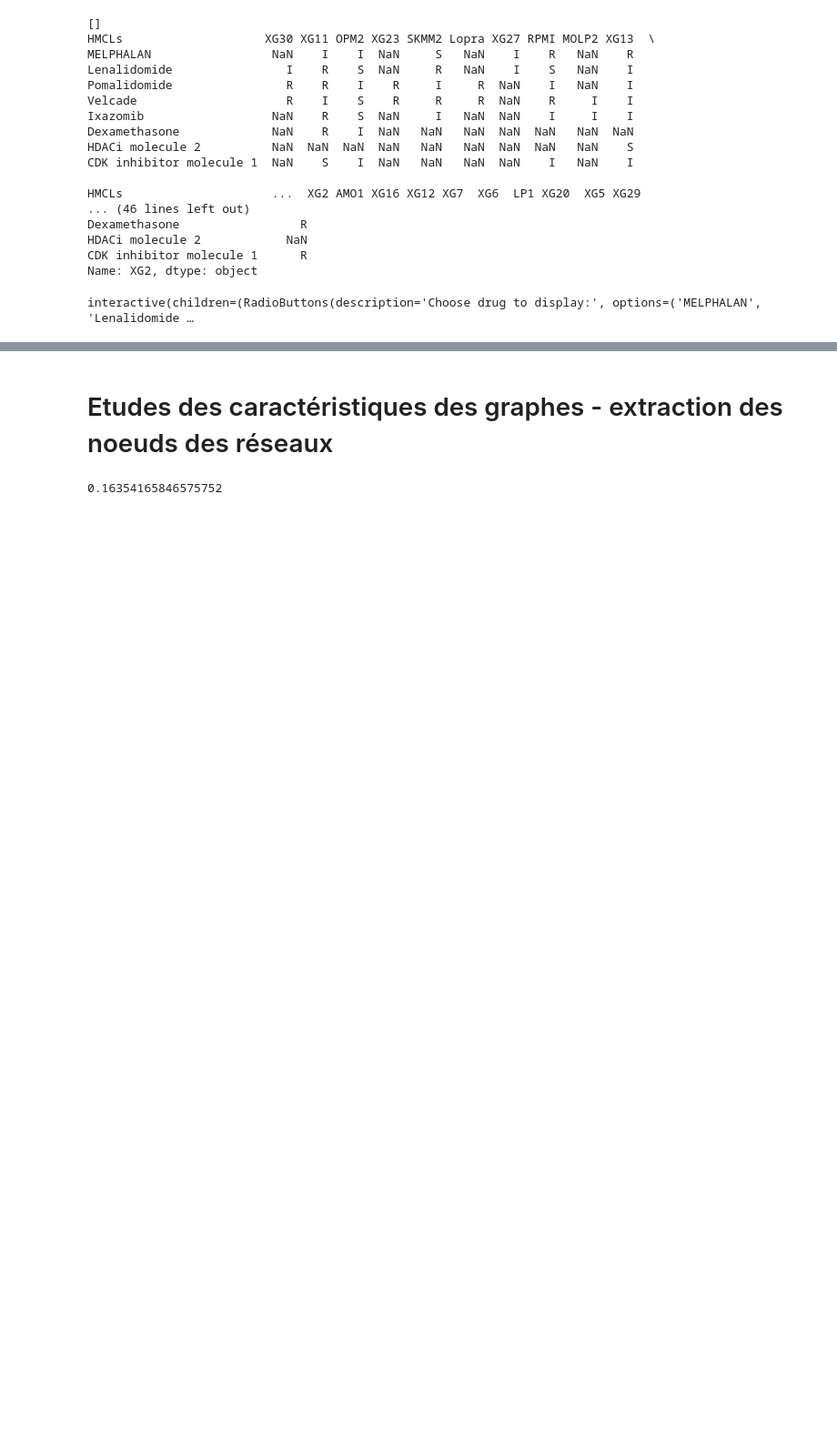
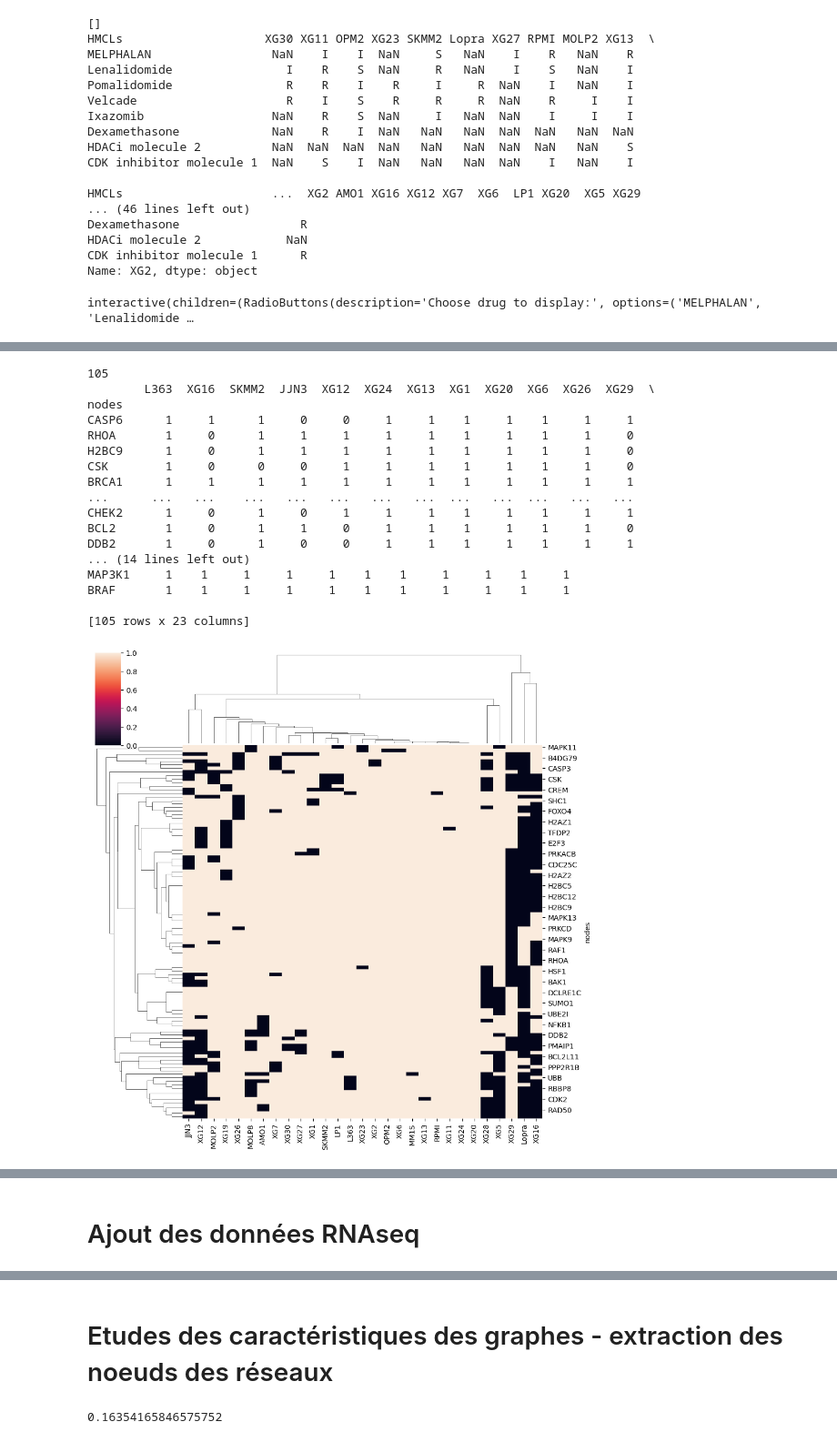
Before and after one commit to mbuffard/Projet_myelome, a Jupyter notebook: analyse_networks.ipynb, the cells around one changed output, grey strips where cells are left out. Shown at 91% size. Drawn from its saved outputs; the diff is of its cells as text; code cells hidden in the pictures; blank space fills up the shorter version.

```diff
--- a/analyse_networks.ipynb
+++ b/analyse_networks.ipynb
@@ -388,0 +449,48 @@ interactive(children=(RadioButtons(description='Choose drug to display:', option
+# %%
+#recupere les listes des noeuds specifiques resistant VS Sensibles
+df_melphalan_S=pd.read_csv('drug_nodes/MELPHALAN_S_nodes.csv')
+df_melphalan_R=pd.read_csv('drug_nodes/MELPHALAN_R_nodes.csv')
+#Fait l'union des deux
+melphalan=set(df_melphalan_S["nodes"]).union(set(df_melphalan_R["nodes"]))
+melphalan=list(melphalan)
+print(len(melphalan))
+#extrait la matrice de presences absences des noeuds incluts dans R ou S
+df_melphalan=df_reduced.loc[melphalan,:]
+
+
+hierachic_cluster=sns.clustermap(df_melphalan,xticklabels=True,metric='hamming',col_cluster=True)
+series_drug=df_drugs.loc['MELPHALAN']
+R_CL=series_drug[series_drug=='R'].index
+S_CL=series_drug[series_drug=='S'].index
+I_CL=series_drug[series_drug=='I'].index
+union=set(R_CL).union(set(S_CL)).union(set(I_CL))
+df_melphalan=df_melphalan.loc[:,list(union)]
+#hierachic_cluster=sns.clustermap(df_melphalan,xticklabels=True,metric='hamming',col_cluster=True)
+
+lut = dict(zip(["R","I","nan","S"], "rbwg"))
+col_colors = series_drug.map(lut)
+sns.clustermap(df_melphalan, col_colors=col_colors,metric='hamming',row_cluster=False)
+
+handles = [Patch(facecolor=lut[name]) for name in lut]
+plt.legend(handles, lut, title='Species',
+               bbox_to_anchor=(1, 1), bbox_transform=plt.gcf().transFigure, loc='upper right')
+print(df_melphalan)
+# %% [output]
+105
+        L363  XG16  SKMM2  JJN3  XG12  XG24  XG13  XG1  XG20  XG6  XG26  XG29  \
+nodes
+CASP6      1     1      1     0     0     1     1    1     1    1     1     1
+RHOA       1     0      1     1     1     1     1    1     1    1     1     0
+H2BC9      1     0      1     1     1     1     1    1     1    1     1     0
+CSK        1     0      0     0     1     1     1    1     1    1     1     0
+BRCA1      1     1      1     1     1     1     1    1     1    1     1     1
+...      ...   ...    ...   ...   ...   ...   ...  ...   ...  ...   ...   ...
+CHEK2      1     0      1     0     1     1     1    1     1    1     1     1
+BCL2       1     0      1     1     0     1     1    1     1    1     1     0
+DDB2       1     0      1     0     0     1     1    1     1    1     1     1
+... (14 lines left out)
+MAP3K1     1    1     1     1     1    1    1     1     1    1     1
+BRAF       1    1     1     1     1    1    1     1     1    1     1
+
+[105 rows x 23 columns]
+[figure, added]
@@ -388,0 +498,2 @@ interactive(children=(RadioButtons(description='Choose drug to display:', option
+# %% [markdown]
+<h1>Ajout des données RNAseq</h1>
```
Also changed, not shown: parts of 18 cells of this notebook.
